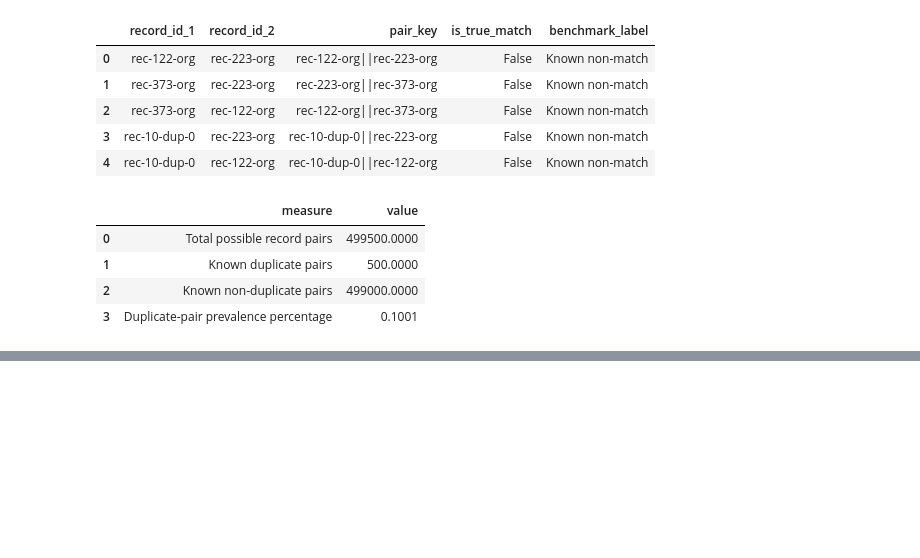
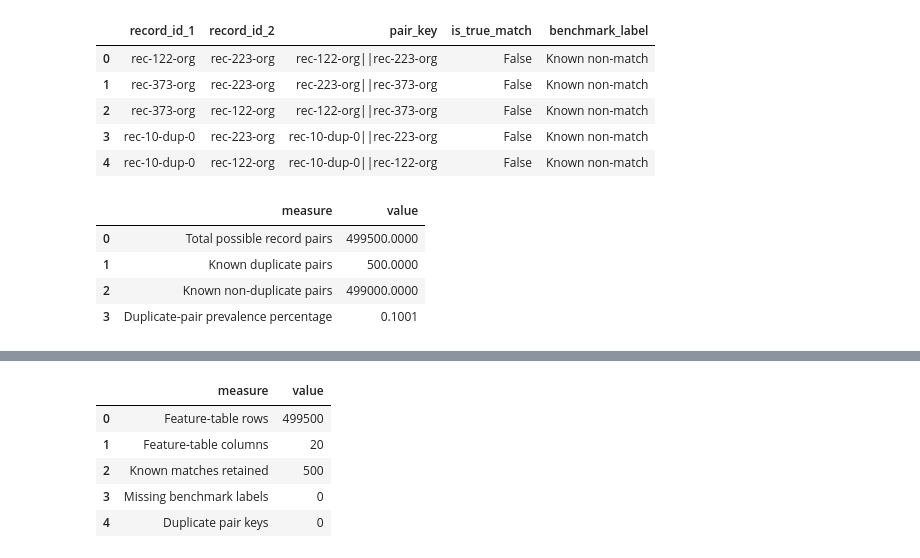
Before and after one commit to WaleBalogunK/Repository-name-entity-resolution-golden-record-lab, a Jupyter notebook: notebooks/01_data_acquisition_and_initial_audit.ipynb, the cells around one changed output, grey strips where cells are left out. Cells and saved outputs as stored; diff of their text form; code cells hidden in the pictures; blank space fills up the shorter version.

```diff
--- a/notebooks/01_data_acquisition_and_initial_audit.ipynb
+++ b/notebooks/01_data_acquisition_and_initial_audit.ipynb
@@ -3526,0 +3859,40 @@ candidate_pair_benchmark_summary
+# %%
+exact_feature_validation = pd.DataFrame({
+    "measure": [
+        "Feature-table rows",
+        "Feature-table columns",
+        "Known matches retained",
+        "Missing benchmark labels",
+        "Duplicate pair keys"
+    ],
+    "value": [
+        len(exact_feature_table),
+        exact_feature_table.shape[1],
+        int(
+            exact_feature_table[
+                "is_true_match"
+            ].sum()
+        ),
+        int(
+            exact_feature_table[
+                "benchmark_label"
+            ].isna()
+            .sum()
+        ),
+        int(
+            exact_feature_table[
+                "pair_key"
+            ].duplicated()
+            .sum()
+        )
+    ]
+})
+
+exact_feature_validation
+# %% [output]
+|  | measure | value |
+| 0 | Feature-table rows | 499500 |
+| 1 | Feature-table columns | 20 |
+| 2 | Known matches retained | 500 |
+| 3 | Missing benchmark labels | 0 |
+| 4 | Duplicate pair keys | 0 |
```
Also changed, not shown: parts of 8 cells of this notebook.
